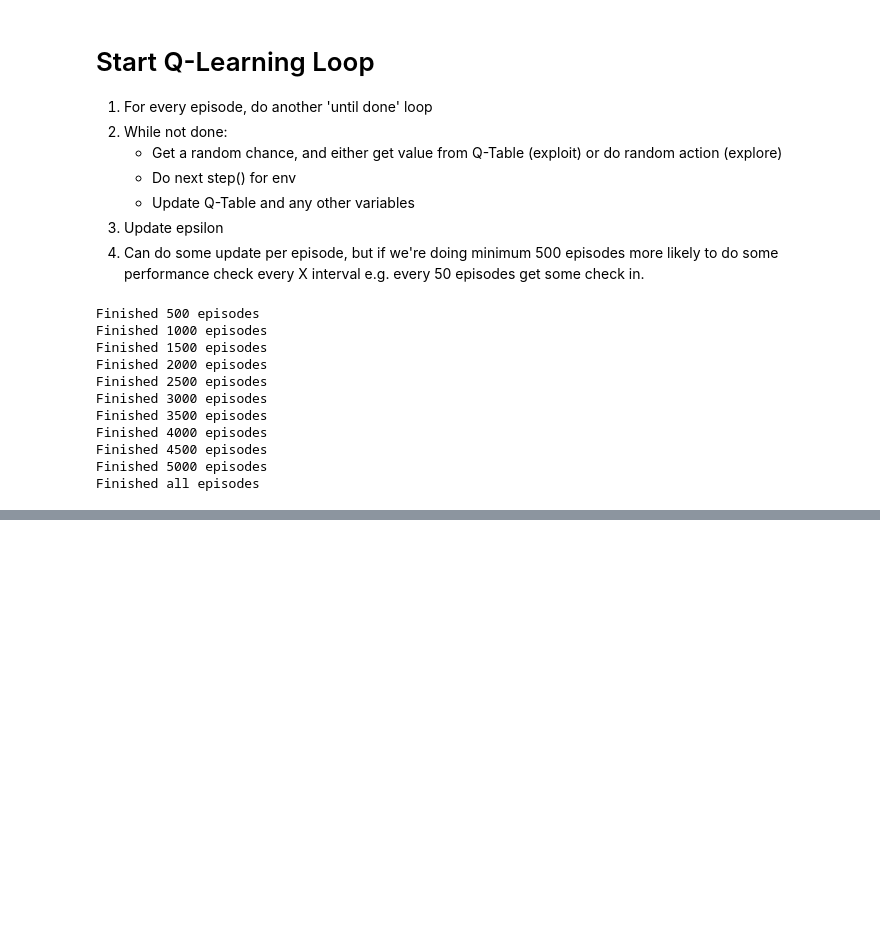
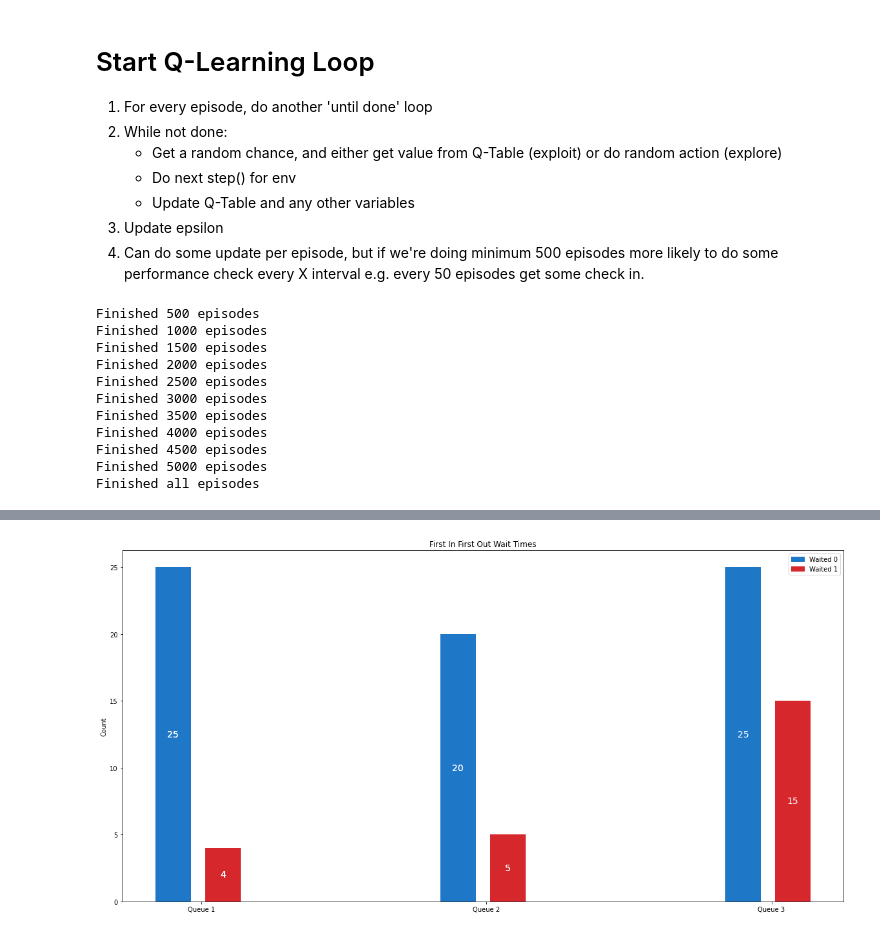
Before and after one commit to s3719678/ML_A2, a Jupyter notebook: notebooks/duc.ipynb, the cells around one changed output, grey strips where cells are left out. Cells and saved outputs as stored; diff of their text form; code cells hidden in the pictures; blank space fills up the shorter version.

```diff
--- a/notebooks/duc.ipynb
+++ b/notebooks/duc.ipynb
@@ -268,0 +293,49 @@ Queue 3 Wait Times List: [0, 0, 0, 2, 1, 13, 11, 13, 11, 7, 6, 13, 31, 45, 36, 5
+# %%
+def first_in_first_out(env):
+    env.reset(1)
+    done = False
+
+    while not done:
+        # Our action is based on lowest value and if theres no packets left in a queue then its a '0' which is lowest possible. Hence, Set initial values to maximum
+        current_state = [np.inf, np.inf, np.inf]
+        for i, queue in enumerate(env.queues):
+            # Check that first element of queue has actually arrived
+            if len(queue) > 0 and env.current_timeslot >= queue[0]:
+                current_state[i] = queue[0]
+
+        # Action should be the packet that arrived first (i.e. lowest value)
+        action = current_state.index(min(current_state))
+        _, _, done, _ = env.step(action)
+
+    return env.queues_total_wait_times
+
+fifo_wait_times = first_in_first_out(env)
+
+# Since the wait times were either 0 or 1, can just plot a hist or bar chart with x labels 0 or 1
+fig, ax = plt.subplots(figsize=(20, 10))
+bar_width = 0.25
+for i, queue_wait_times in enumerate(fifo_wait_times):
+    waited_0 = sum(1 for wait_time in queue_wait_times if wait_time == 0)
+    waited_1 = sum(1 for wait_time in queue_wait_times if wait_time == 1)
+
+    ax.bar(i*2, waited_0, bar_width, label='Waited 0', color='#1F77C7')
+    ax.bar((i*2)+bar_width+0.1, waited_1, bar_width, label='Waited 1', color='#D6272C')
+    ax.set_title('First In First Out Wait Times')
+    ax.set_xticks((0.2, 2.2, 4.2))
+    ax.set_xticklabels(("Queue 1", "Queue 2", "Queue 3"))
+    ax.set_ylabel('Count')
+    ax.legend(handles=[mpatches.Patch(color='#1F77C7', label='Waited 0'), mpatches.Patch(color='#D6272C', label='Waited 1')])
+
+    for rect in ax.patches:
+        h = rect.get_height()
+        w = rect.get_width()
+        x = rect.get_x()
+        y = rect.get_y()
+        label_text = f'{h}'
+        label_x = x + w/2
+        label_y = y + h/2
+
+        if h != 0:
+            ax.text(label_x, label_y, label_text, ha='center', va='center', fontsize=14, color='white')
+# %% [output]
+[figure, added]
```
Also changed, not shown: parts of 10 cells of this notebook.
